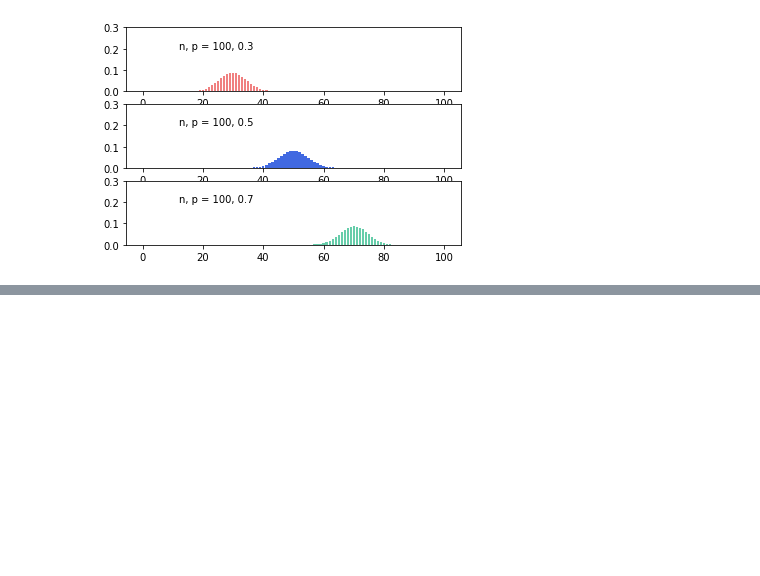
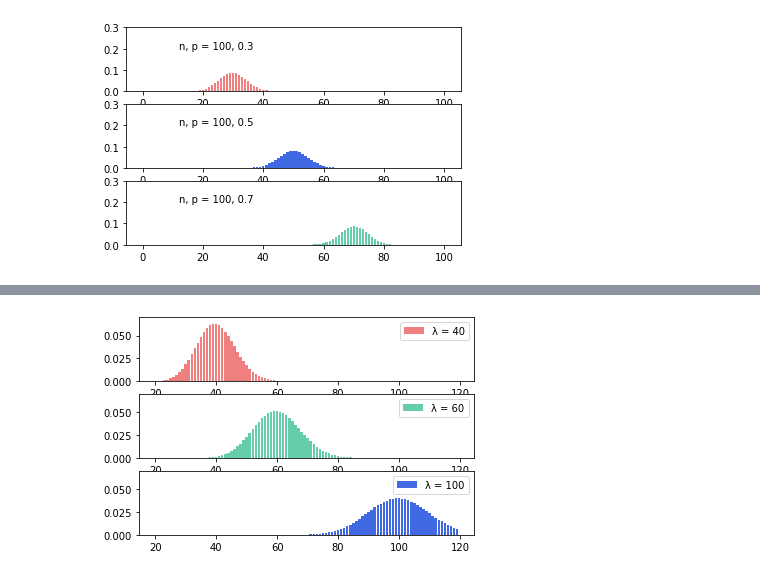
Before and after one commit to k8hsy/finance_study, a Jupyter notebook: Random_model.ipynb, the cells around one changed output, grey strips where cells are left out. Saved outputs shown, nothing was run; the diff lists cells and outputs as text; code cells hidden in the pictures; blank space fills up the shorter version.

```diff
--- a/Random_model.ipynb
+++ b/Random_model.ipynb
@@ -146,0 +181,14 @@ plt.show()
+# %%
+colors = ['lightcoral', 'mediumaquamarine', 'royalblue']
+for i, lamb in enumerate([40, 60, 100]):
+  plt.subplot(3, 1, i+1)
+
+  x = np.arange(20, 120)
+  pd = np.array([poisson_dist(n,lamb) for n in range (20, 120)])
+
+  plt.ylim(0,0.07) # fix y axis range for better visual comparison
+  plt.bar(x, pd, color = colors[i])
+  plt.legend(['λ = {}'.format(lamb)])
+plt.show()
+# %% [output]
+[figure, added]
```
Also changed, not shown: parts of 11 cells of this notebook.
